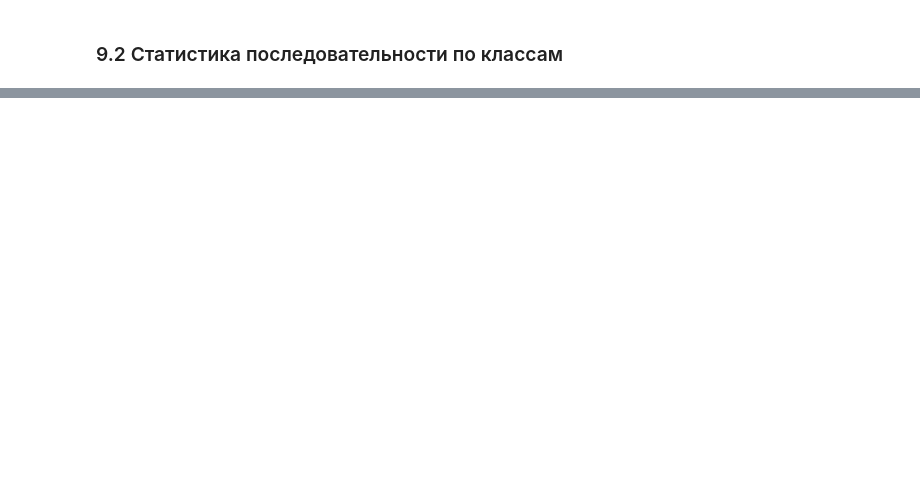
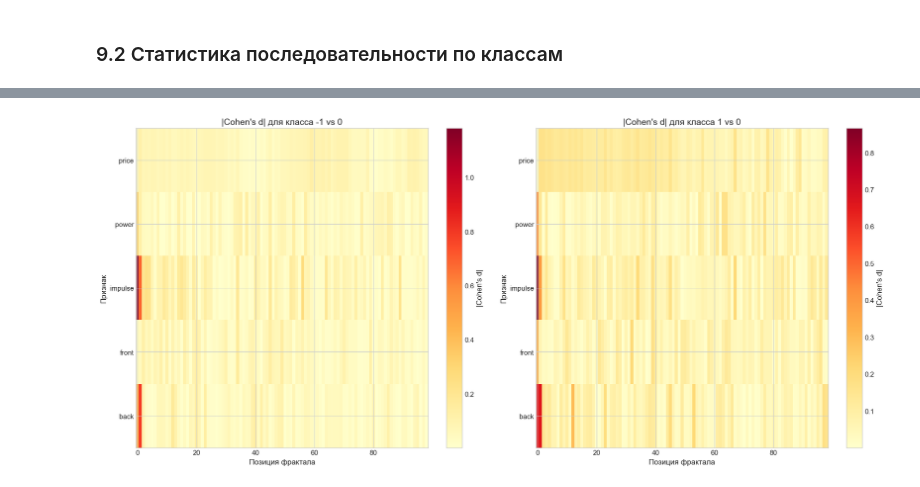
Before and after one commit to Hohlas/SoSimple, a Jupyter notebook: statistics/EDA.ipynb, the cells around one changed output, grey strips where cells are left out. Drawn from its saved outputs; the diff is of its cells as text; code cells hidden in the pictures; blank space fills up the shorter version.

Commit message:
добавлена Статистика последовательности по классам

```diff
--- a/statistics/EDA.ipynb
+++ b/statistics/EDA.ipynb
@@ -1417,0 +1633,88 @@ else:
+# %%
+# Attention-подобный анализ: какие позиции наиболее отличаются от класса 0
+print("\n" + "=" * 60)
+print("ATTENTION-ПОДОБНЫЙ АНАЛИЗ")
+print("=" * 60)
+
+# Cohen's d для каждой позиции отдельно
+def cohens_d(x, y):
+    """Вычисление Cohen's d между двумя выборками"""
+    nx = len(x)
+    ny = len(y)
+    dof = nx + ny - 2
+    pooled_std = np.sqrt(((nx - 1) * np.var(x, ddof=1) + (ny - 1) * np.var(y, ddof=1)) / dof)
+    if pooled_std == 0:
+        return 0
+    return (np.mean(x) - np.mean(y)) / pooled_std
+
+# Класс 0 как baseline
+class_0_mask = (y_full == 0) & valid_mask
+class_0_data = X_full[class_0_mask]
+
+# Для minority классов
+cohens_d_results = {}
+
+for minority_class in [-1, 1]:
+    mask = (y_full == minority_class) & valid_mask
+    if mask.sum() == 0:
+        continue
+
+    minority_data = X_full[mask]
+
+    # Для каждого признака и позиции
+    cohens_matrix = np.full((99, 11), np.nan)
+
+    for pos in range(99):
+        for feat_idx in range(11):
+            class_0_values = class_0_data[:, pos, feat_idx]
+            minority_values = minority_data[:, pos, feat_idx]
+
+            # Убираем NaN
+            class_0_clean = class_0_values[~np.isnan(class_0_values)]
+            minority_clean = minority_values[~np.isnan(minority_values)]
+
+            if len(class_0_clean) > 10 and len(minority_clean) > 10:
+                d = cohens_d(minority_clean, class_0_clean)
+                cohens_matrix[pos, feat_idx] = d
+
+    cohens_d_results[minority_class] = cohens_matrix
+
+# Визуализация: Heatmap Cohen's d
+fig, axes = plt.subplots(1, 2, figsize=(18, 8))
+
+for idx, minority_class in enumerate([-1, 1]):
+    ax = axes[idx]
+    matrix = np.abs(cohens_d_results[minority_class])
+
+    # Только для ключевых признаков
+    key_features = ['price', 'power', 'impulse', 'front', 'back']
+    key_feat_indices = [feature_idx_map[f] for f in key_features]
+
+    im = ax.imshow(matrix[:, key_feat_indices].T, aspect='auto', cmap='YlOrRd',
+                   interpolation='nearest')
+    ax.set_xlabel('Позиция фрактала')
+    ax.set_ylabel('Признак')
+    ax.set_yticks(range(len(key_features)))
+    ax.set_yticklabels(key_features)
+    ax.set_title(f'|Cohen\'s d| для класса {minority_class} vs 0')
+    plt.colorbar(im, ax=ax, label='|Cohen\'s d|')
+
+plt.tight_layout()
+plt.savefig(f'{PLOTS_DIR}attention_cohens_d_heatmap.png', dpi=150, bbox_inches='tight')
+plt.show()
+
+# Топ-10 наиболее дискриминативных позиций
+print("\nТоп-10 наиболее дискриминативных позиций (по |Cohen's d|):")
+for minority_class in [-1, 1]:
+    if minority_class not in cohens_d_results:
+        continue
+    matrix = np.abs(cohens_d_results[minority_class])
+    # Усредняем по всем признакам для каждой позиции
+    pos_scores = np.nanmean(matrix, axis=1)
+    top_positions = np.argsort(pos_scores)[-10:][::-1]
+    print(f"\nКласс {minority_class}:")
+    for pos in top_positions:
+        print(f"  Позиция {pos}: средний |Cohen's d| = {pos_scores[pos]:.3f}")
+
+print(f"\n✅ График сохранён: {PLOTS_DIR}attention_cohens_d_heatmap.png")
+# %% [output]
@@ -1417,0 +1724 @@ else:
+[figure, added]
```
Also changed, not shown: parts of 9 cells of this notebook, 3 other files.
